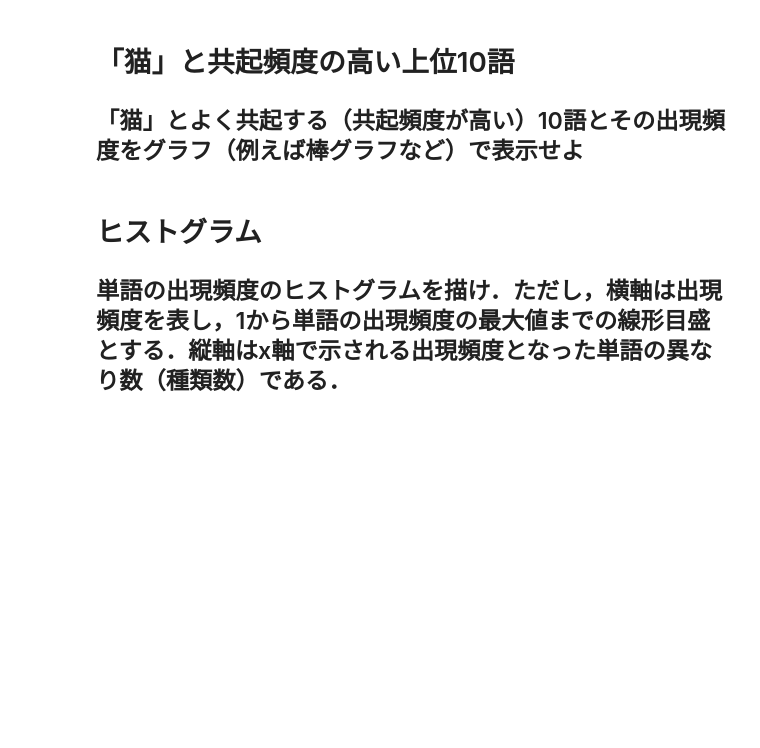
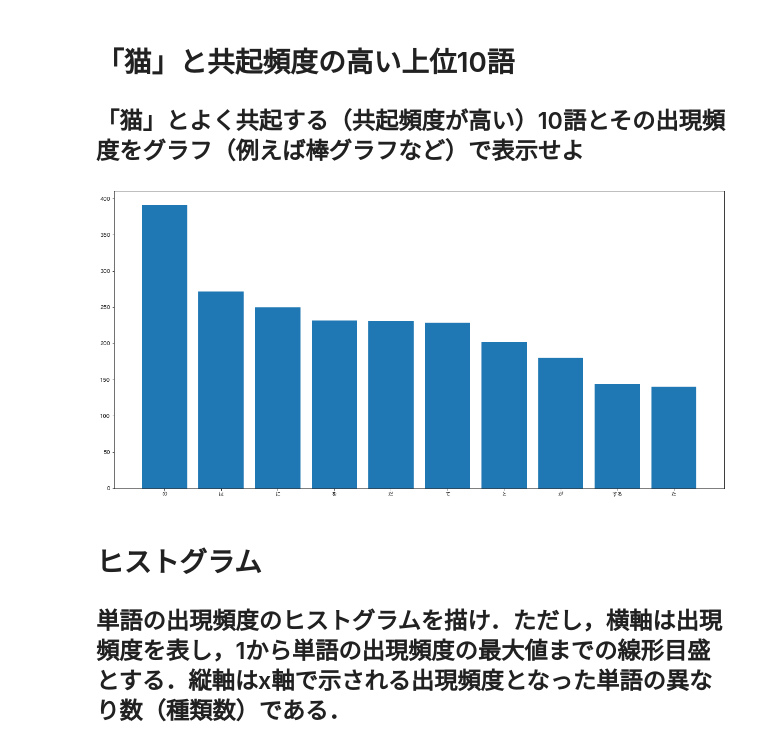
Before and after one commit to iamtatsuki05/NLP_100, a Jupyter notebook: NLP_100_4.ipynb, the cells around one changed output. Cells and saved outputs as stored; diff of their text form; code cells hidden in the pictures; blank space fills up the shorter version.

```diff
--- a/NLP_100_4.ipynb
+++ b/NLP_100_4.ipynb
@@ -20,3 +166,15 @@ Mounted at /content/drive
 # %% [markdown]
 # AのB
 ## 2つの名詞が「の」で連結されている名詞句を抽出せよ
+# %%
+#{'surface': '彼', 'base': '彼', 'pos': '名詞', 'pos1': '代名詞'}
+# {'surface': 'の', 'base': 'の', 'pos': '助詞', 'pos1': '連体化'}
+# {'surface': '掌', 'base': '掌', 'pos': '名詞', 'pos1': '一般'}
+A_and_Bs = set()
+for sample in samples:
+  for num in range(1 , len(sample) - 1):
+    if sample[num - 1]['pos'] == '名詞' and sample[num]['surface'] == 'の' and sample[num +1]['pos'] =='名詞':
+      A_and_Bs.add(sample[num -1]['surface'] + sample[num]['surface'] + sample[num + 1]['surface'])
+
+for A_and_B in list(A_and_Bs)[:30]:
+  print(A_and_B)
@@ -32,6 +300,25 @@ Mounted at /content/drive
 # %% [markdown]
 # 「猫」と共起頻度の高い上位10語
 ## 「猫」とよく共起する（共起頻度が高い）10語とその出現頻度をグラフ（例えば棒グラフなど）で表示せよ
+# %%
+word_freq_cat = defaultdict(int)
+for sample in samples:
+  if '猫' in [_['surface'] for _ in sample]:
+    for tmp in sample:
+      if tmp['pos'] != '記号':
+        word_freq_cat[tmp['base']] += 1
+del word_freq_cat['猫']
+
+#sort
+word_freq_cat_soreted = sorted(word_freq_cat.items(), key=lambda x: x[1], reverse=True)
+# %%
+x = [_[0] for _ in word_freq_cat_soreted[:10]] #key
+y = [_[1] for _ in word_freq_cat_soreted[:10]] #volue
+plt.figure(figsize=(20 ,10))
+plt.bar(x , y)
+plt.show()
+# %% [output]
+[figure, added]
 # %% [markdown]
 # ヒストグラム
 ## 単語の出現頻度のヒストグラムを描け．ただし，横軸は出現頻度を表し，1から単語の出現頻度の最大値までの線形目盛とする．縦軸はx軸で示される出現頻度となった単語の異なり数（種類数）である．
```
Also changed, not shown: parts of 20 cells of this notebook.
